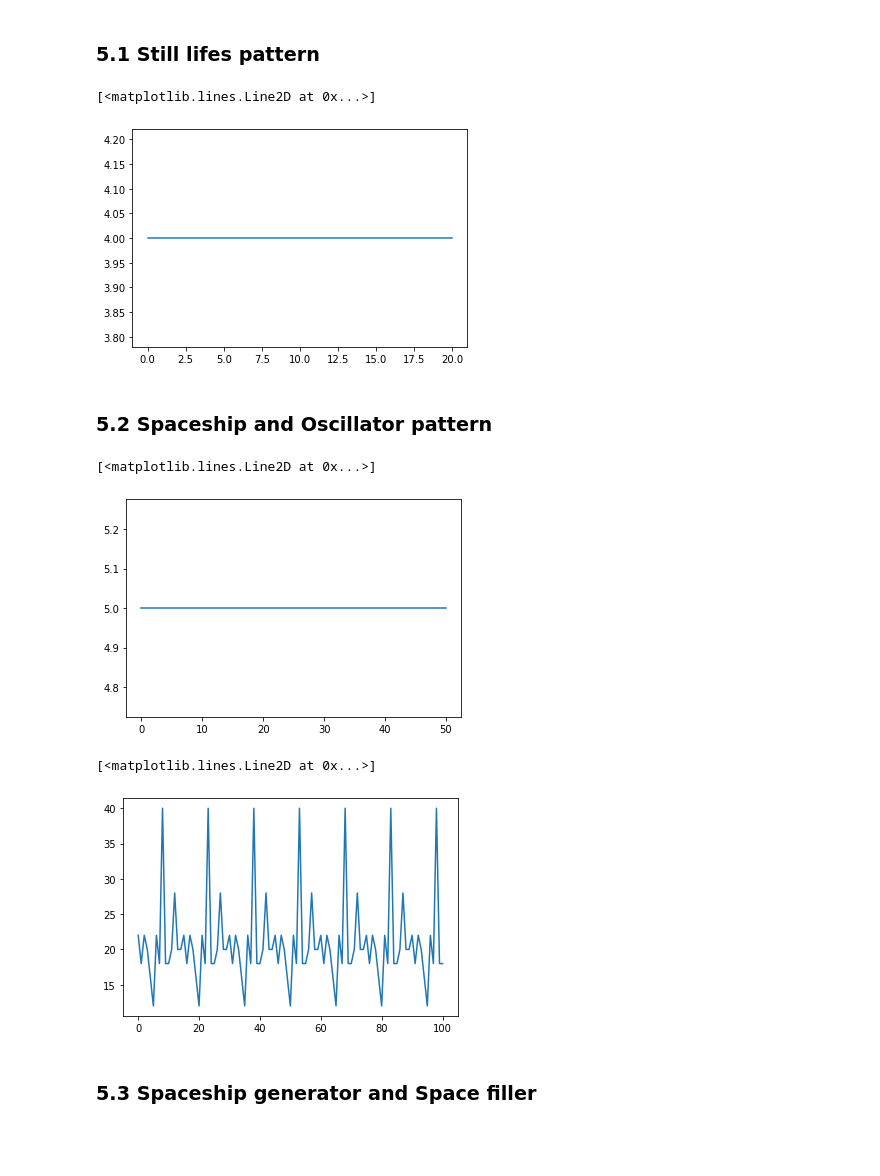
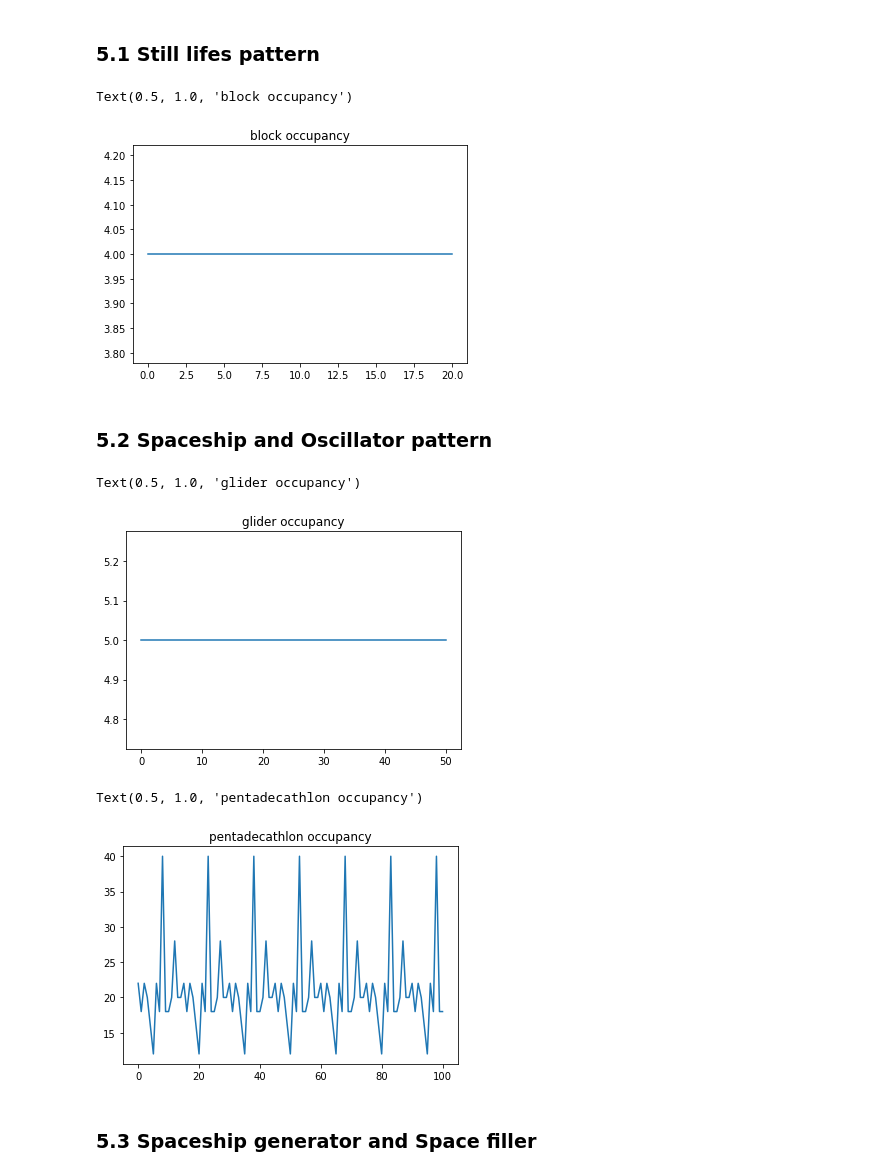
Before and after one commit to PhysicsOfData/LCP_projects_Y3, a Jupyter notebook: GoF.ipynb, the cells around one changed output. Drawn from its saved outputs; the diff is of its cells as text; code cells hidden in the pictures; blank space fills up the shorter version.

Commit message:
organization
Merge 2.4 and 3 and add animations where there is no gif

```diff
--- a/GoF.ipynb
+++ b/GoF.ipynb
@@ -582,6 +599,0 @@ animation = show_GoF(grid,100,100)
-# %%
-N = 150
-grid = create_grid(N, puffer, 'top left')
-animation = show_GoF(grid)
-#animation.save('images/puffer.mp4', writer=writer)
-#HTML(animation.to_html5_video())
@@ -678,23 +683,26 @@ def occupancy_array(pattern,iteration=200,N=50, localisation = 'top left'):
 # %%
 occ = occupancy_array(block, 20, 20)
 plt.plot(occ)
+plt.title('block occupancy')
 # %% [output]
-[<matplotlib.lines.Line2D at 0x...>]
+Text(0.5, 1.0, 'block occupancy')
-[figure, old version]
+[figure, new version]
 # %% [markdown]
 ### 5.2 Spaceship and Oscillator pattern
 # %%
 occ = occupancy_array(glider, 50, 50)
 plt.plot(occ)
+plt.title('glider occupancy')
 # %% [output]
-[<matplotlib.lines.Line2D at 0x...>]
+Text(0.5, 1.0, 'glider occupancy')
-[figure, old version]
+[figure, new version]
 # %%
 occ = occupancy_array(pentadecathlon, 100, 50)
 plt.plot(occ)
+plt.title('pentadecathlon occupancy')
 # %% [output]
-[<matplotlib.lines.Line2D at 0x...>]
+Text(0.5, 1.0, 'pentadecathlon occupancy')
-[figure, old version]
+[figure, new version]
 # %% [markdown]
 ### 5.3 Spaceship generator and Space filler
 # %%
```
Also changed, not shown: parts of 42 cells of this notebook, 5 other files.
